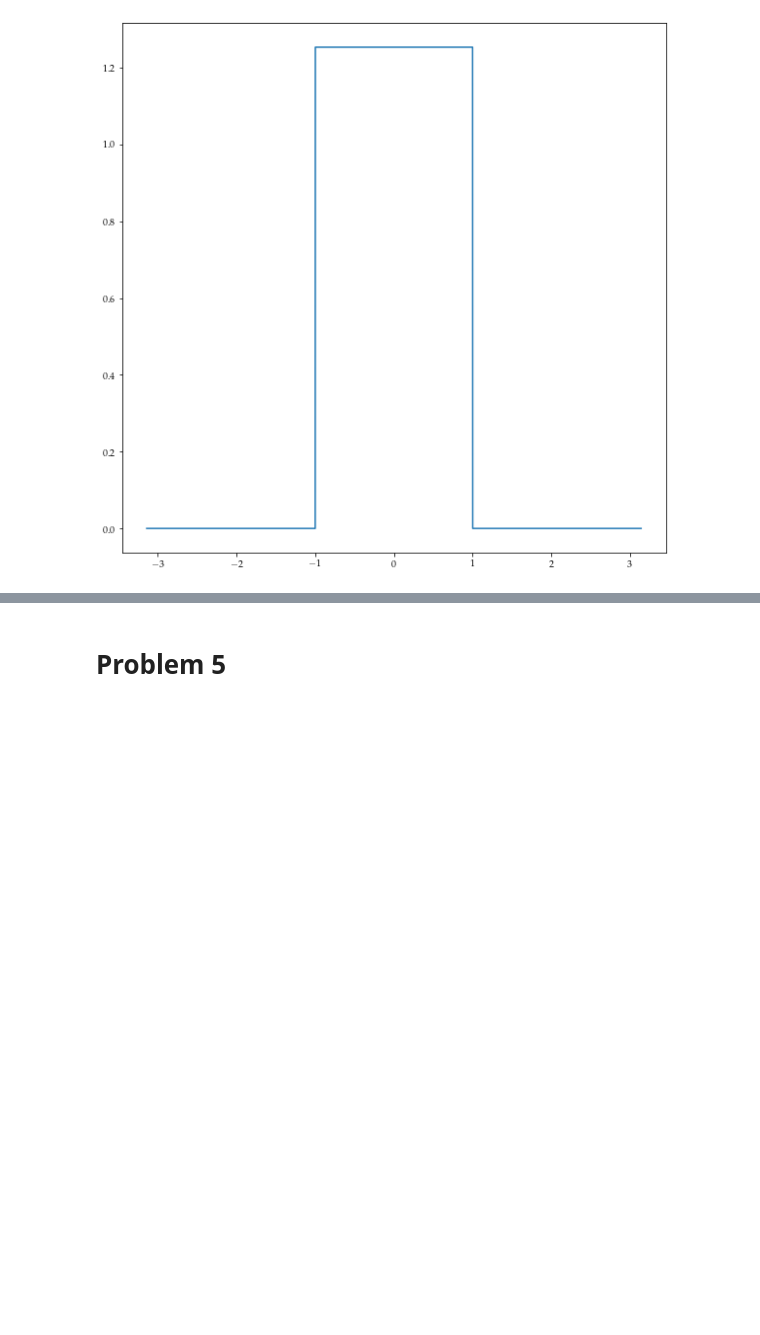
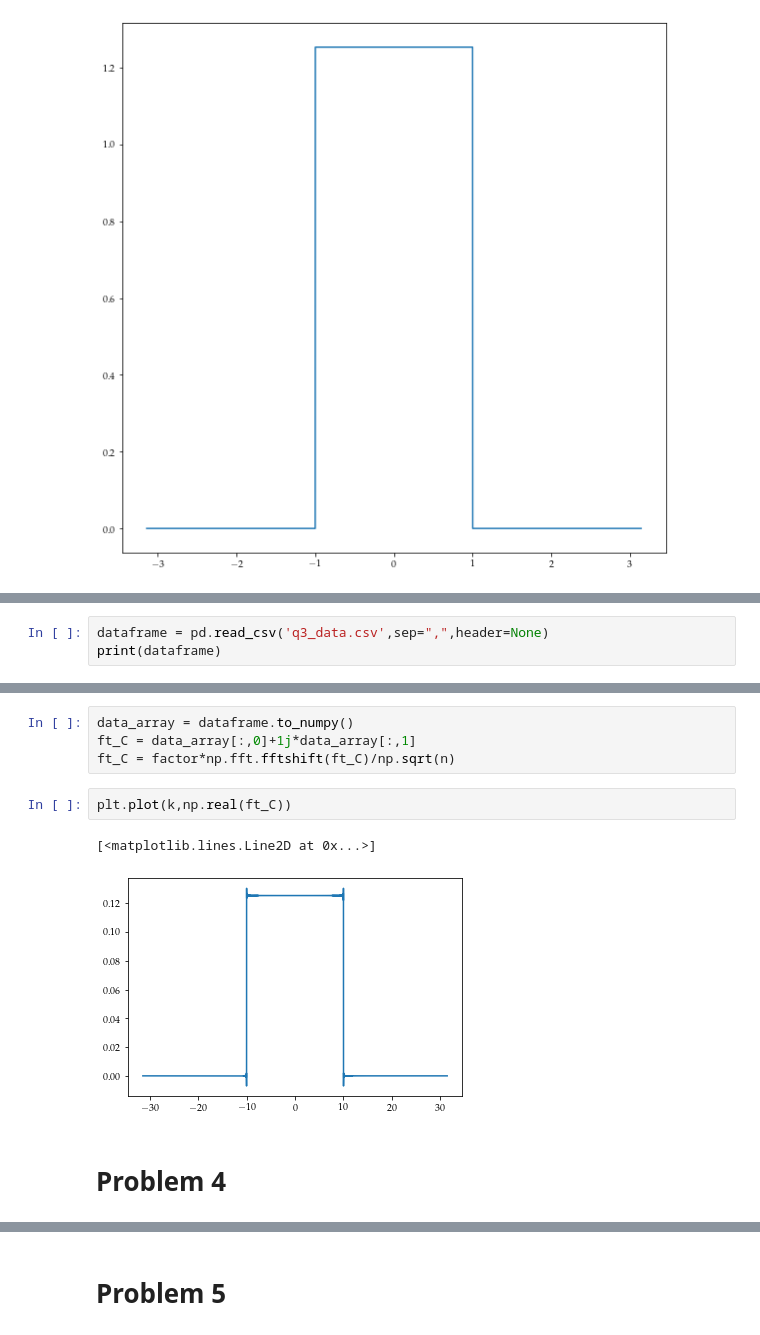
Before and after one commit to oven8/Computational-Physics-2024, a Jupyter notebook: Assignment 3/Sambit-Computational-Physics-A3.ipynb, the cells around one changed output, grey strips where cells are left out. Drawn from its saved outputs; the diff is of its cells as text; blank space fills up the shorter version.

```diff
--- a/Assignment 3/Sambit-Computational-Physics-A3.ipynb
+++ b/Assignment 3/Sambit-Computational-Physics-A3.ipynb
@@ -55,0 +87,3 @@ plt.plot(k,true_func)
+# %%
+dataframe = pd.read_csv('q3_data.csv',sep=",",header=None)
+print(dataframe)
@@ -55,0 +105,11 @@ plt.plot(k,true_func)
+# %%
+data_array = dataframe.to_numpy()
+ft_C = data_array[:,0]+1j*data_array[:,1]
+ft_C = factor*np.fft.fftshift(ft_C)/np.sqrt(n)
+# %%
+plt.plot(k,np.real(ft_C))
+# %% [output]
+[<matplotlib.lines.Line2D at 0x...>]
+[figure, added]
+# %% [markdown]
+# Problem 4
```
Also changed, not shown: parts of 11 cells of this notebook.
